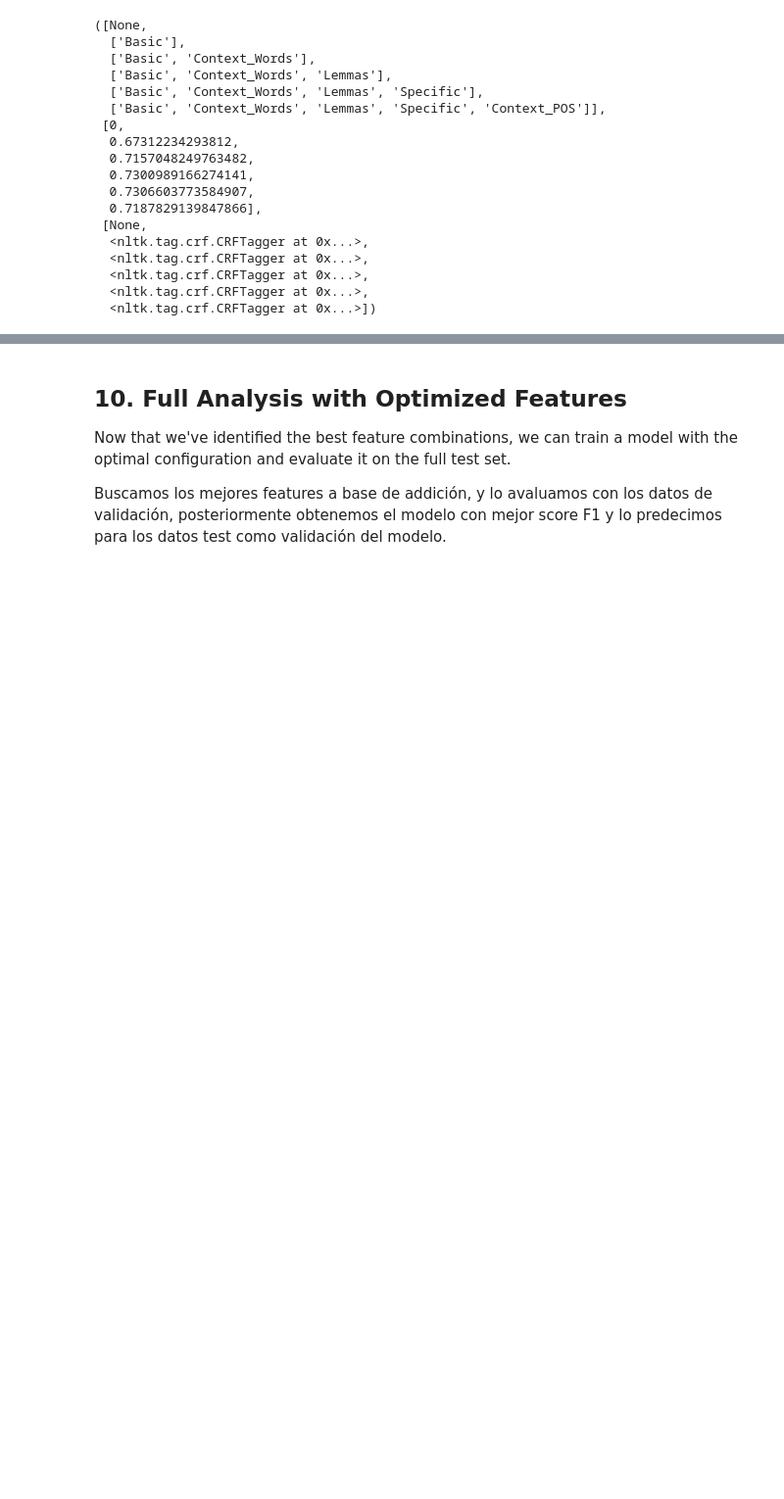
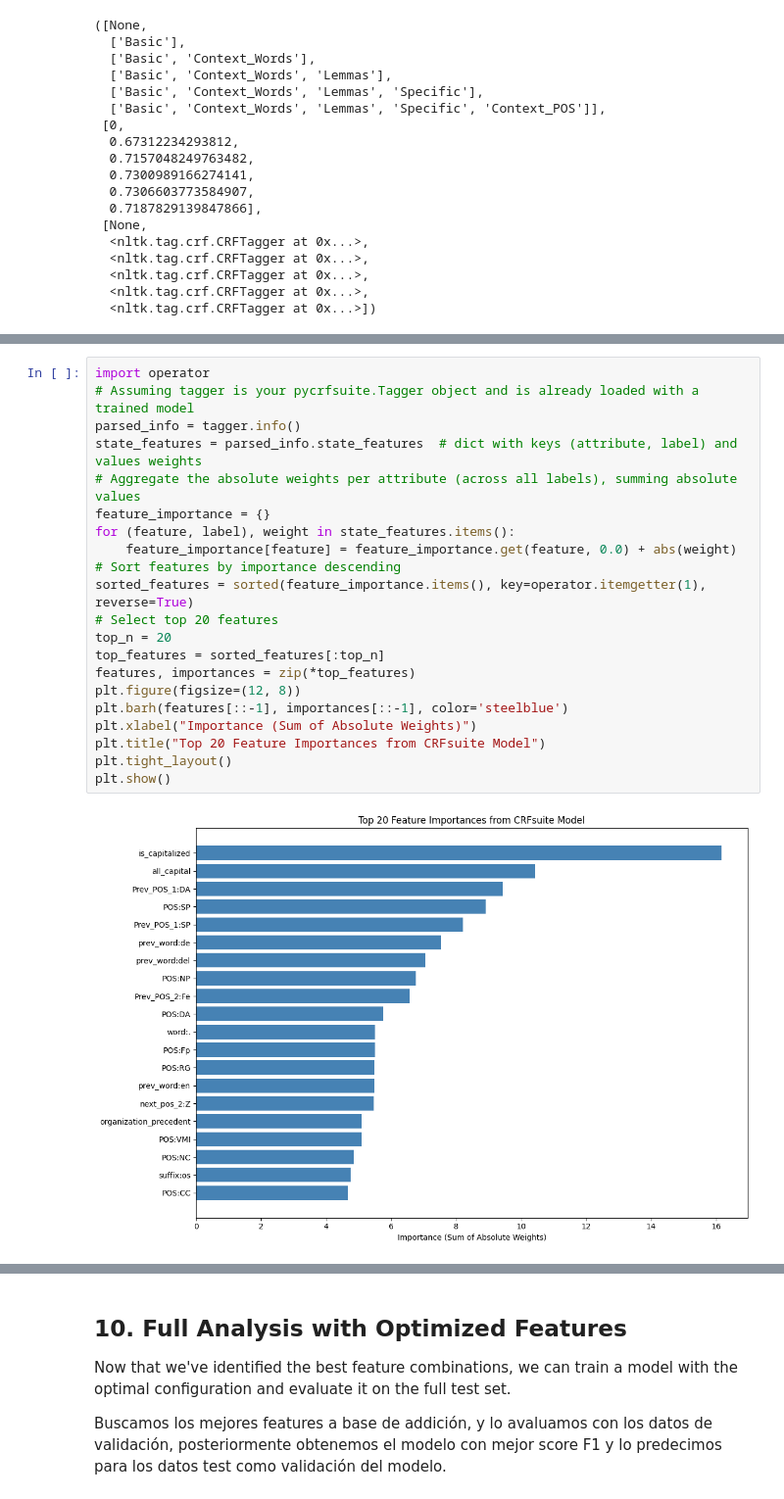
Before and after one commit to TaliaPr/Natural-Language-Processing, a Jupyter notebook: Classificación_secuencias/example.ipynb, the cells around one changed output, grey strips where cells are left out. Shown at 98% size. Drawn from its saved outputs; the diff is of its cells as text; blank space fills up the shorter version.

```diff
--- a/Classificación_secuencias/example.ipynb
+++ b/Classificación_secuencias/example.ipynb
@@ -1198,0 +1236,23 @@ for f in feature_general:
+# %%
+import operator
+# Assuming tagger is your pycrfsuite.Tagger object and is already loaded with a trained model
+parsed_info = tagger.info()
+state_features = parsed_info.state_features  # dict with keys (attribute, label) and values weights
+# Aggregate the absolute weights per attribute (across all labels), summing absolute values
+feature_importance = {}
+for (feature, label), weight in state_features.items():
+    feature_importance[feature] = feature_importance.get(feature, 0.0) + abs(weight)
+# Sort features by importance descending
+sorted_features = sorted(feature_importance.items(), key=operator.itemgetter(1), reverse=True)
+# Select top 20 features
+top_n = 20
+top_features = sorted_features[:top_n]
+features, importances = zip(*top_features)
+plt.figure(figsize=(12, 8))
+plt.barh(features[::-1], importances[::-1], color='steelblue')
+plt.xlabel("Importance (Sum of Absolute Weights)")
+plt.title("Top 20 Feature Importances from CRFsuite Model")
+plt.tight_layout()
+plt.show()
+# %% [output]
+[figure, added]
```
Also changed, not shown: parts of 5 cells of this notebook.
